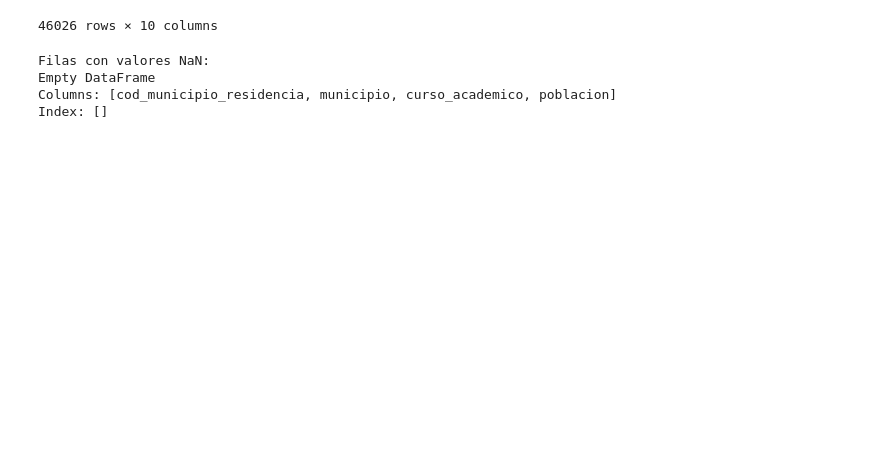
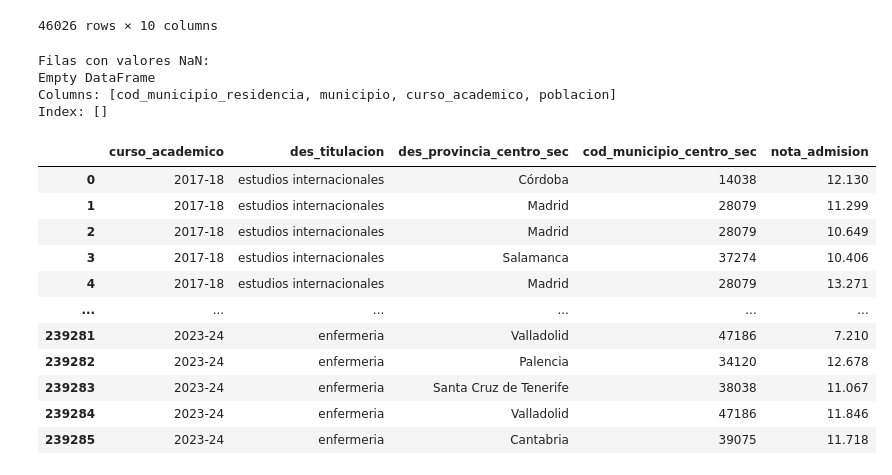
Before and after one commit to paulamielgo/Univaciada_data, a Jupyter notebook: preprocessing.ipynb, the cells around one changed output. Cells and saved outputs as stored; diff of their text form; code cells hidden in the pictures; blank space fills up the shorter version.

```diff
--- a/preprocessing.ipynb
+++ b/preprocessing.ipynb
@@ -143,0 +155,80 @@ df_merged.to_csv('matricula.csv', index=False)  # index=False para no guardar el
+# %%
+pd.set_option("display.max_rows", 20)
+#Preprocesamiento
+ficheros = os.listdir(destino2)
+ficheros
+
+#Solo cargamos las columnas necesarias
+columnas_interes = ["curso_academico", 'des_titulacion',"des_provincia_centro_sec","cod_municipio_centro_sec","nota_admision"]
+
+dataframes = []
+
+#Limpieza de datos, nos quedamos solo con estudiantes de Grado españoles. Añadimos una columna con la universidad del estudiante.
+for fichero in ficheros:
+    try:
+        df = pd.read_csv(destino2+"/"+fichero, usecols=columnas_interes, low_memory=False)
+        df = df.dropna()
+        dataframes.append(df)
+    except Exception as e:
+        print(f"Error al cargar el archivo desde {fichero}: {e}")
+
+#Concatenamos
+df_acceso = pd.concat(dataframes, ignore_index=True)
+
+#Unificamos la descripción de las titulaciones
+#Letras en minúscula
+df_acceso['des_titulacion'] = df_acceso['des_titulacion'].str.lower()
+df_acceso['cod_municipio_centro_sec'] = df_acceso['cod_municipio_centro_sec'].astype('int')
+df_acceso['nota_admision'] = df_acceso['nota_admision'].str.replace(',', '.').astype(float)
+
+#Quitamos las tildes para normalizar
+def quitar_tildes(texto):
+    if isinstance(texto, str):  # Asegurarse de que sea un string
+        texto_normalizado = unicodedata.normalize('NFD', texto)
+        texto_sin_tildes = ''.join(c for c in texto_normalizado if unicodedata.category(c) != 'Mn')
+        return texto_sin_tildes
+    return texto  # Si no es string, devolver como está
+#Quitamos los dobles grados, ya aparecen los individuales
+df_acceso = df_acceso[~df_acceso['des_titulacion'].str.contains('doble', case=False, na=False)]
+df_acceso = df_acceso[~df_acceso['des_titulacion'].str.contains('triple', case=False, na=False)]
+df_acceso = df_acceso[~df_acceso['des_titulacion'].str.contains('/', case=False, na=False)]
+df_acceso = df_acceso[~df_acceso['des_titulacion'].str.contains('programa de estudios conjuntos ', case=False, na=False)]
+df_acceso = df_acceso[~df_acceso['des_titulacion'].str.contains('programa de estudios conjunto ', case=False, na=False)]
+df_acceso = df_acceso[~df_acceso['des_titulacion'].str.contains('programa conjunto ', case=False, na=False)]
+df_acceso = df_acceso[~df_acceso['des_titulacion'].str.contains('programa de estudio conjunto ', case=False, na=False)]
+
+# Aplicar la función a la columna
+df_acceso['des_titulacion'] = df_acceso['des_titulacion'].apply(quitar_tildes)
+df_acceso['des_titulacion'] = df_acceso['des_titulacion'].str.strip().str.lower()
+#Quitamos el "por la Universidad..."
+df_acceso['des_titulacion'] = df_acceso['des_titulacion'].str.replace(r' por.*', '', regex=True)
+#Quitamos
+df_acceso['des_titulacion'] = df_acceso['des_titulacion'].str.replace(r'^graduado o graduada en ', '', regex=True)
+df_acceso['des_titulacion'] = df_acceso['des_titulacion'].str.replace(r'^grado en ', '', regex=True)
+df_acceso['des_titulacion'] = df_acceso['des_titulacion'].str.replace(r'^degree in ', '', regex=True)
+df_acceso['des_titulacion'] = df_acceso['des_titulacion'].str.replace(r'^graduado/a en ', '', regex=True)
+df_acceso['des_titulacion'] = df_acceso['des_titulacion'].str.replace(r'^maestro en ', '', regex=True)
+df_acceso['des_titulacion'] = df_acceso['des_titulacion'].str.replace(r'^maestro de ', '', regex=True)
+df_acceso['des_titulacion'] = df_acceso['des_titulacion'].str.replace(r'o/a', 'o', regex=True)
+df_acceso['des_titulacion'] = df_acceso['des_titulacion'].str.replace(r'grado abierto uc3m en', '', regex=True)
+df_acceso['des_titulacion'] = df_acceso['des_titulacion'].str.replace(r' de segovia', '', regex=True)
+df_acceso['des_titulacion'] = df_acceso['des_titulacion'].str.replace(r'\(.*?\)', '', regex=True)
+df_acceso['des_titulacion'] = df_acceso['des_titulacion'].str.split(' centro').str[0]
+df_acceso['des_titulacion'] = df_acceso['des_titulacion'].str.split(' instituto').str[0]
+df_acceso['des_titulacion'] = df_acceso['des_titulacion'].str.replace(r' i$', '', regex=True)
+
+df_acceso['des_titulacion'] = df_acceso['des_titulacion'].str.strip().str.lower()
+df_acceso
+# %% [output]
+|  | curso_academico | des_titulacion | des_provincia_centro_sec | cod_municipio_centro_sec | nota_admision |
+| 0 | 2017-18 | estudios internacionales | Córdoba | 14038 | 12.130 |
+| 1 | 2017-18 | estudios internacionales | Madrid | 28079 | 11.299 |
+| 2 | 2017-18 | estudios internacionales | Madrid | 28079 | 10.649 |
+| 3 | 2017-18 | estudios internacionales | Salamanca | 37274 | 10.406 |
+| 4 | 2017-18 | estudios internacionales | Madrid | 28079 | 13.271 |
+| ... | ... | ... | ... | ... | ... |
+| 239281 | 2023-24 | enfermeria | Valladolid | 47186 | 7.210 |
+| 239282 | 2023-24 | enfermeria | Palencia | 34120 | 12.678 |
+| 239283 | 2023-24 | enfermeria | Santa Cruz de Tenerife | 38038 | 11.067 |
+| 239284 | 2023-24 | enfermeria | Valladolid | 47186 | 11.846 |
+| 239285 | 2023-24 | enfermeria | Cantabria | 39075 | 11.718 |
```
Also changed, not shown: parts of 8 cells of this notebook.
